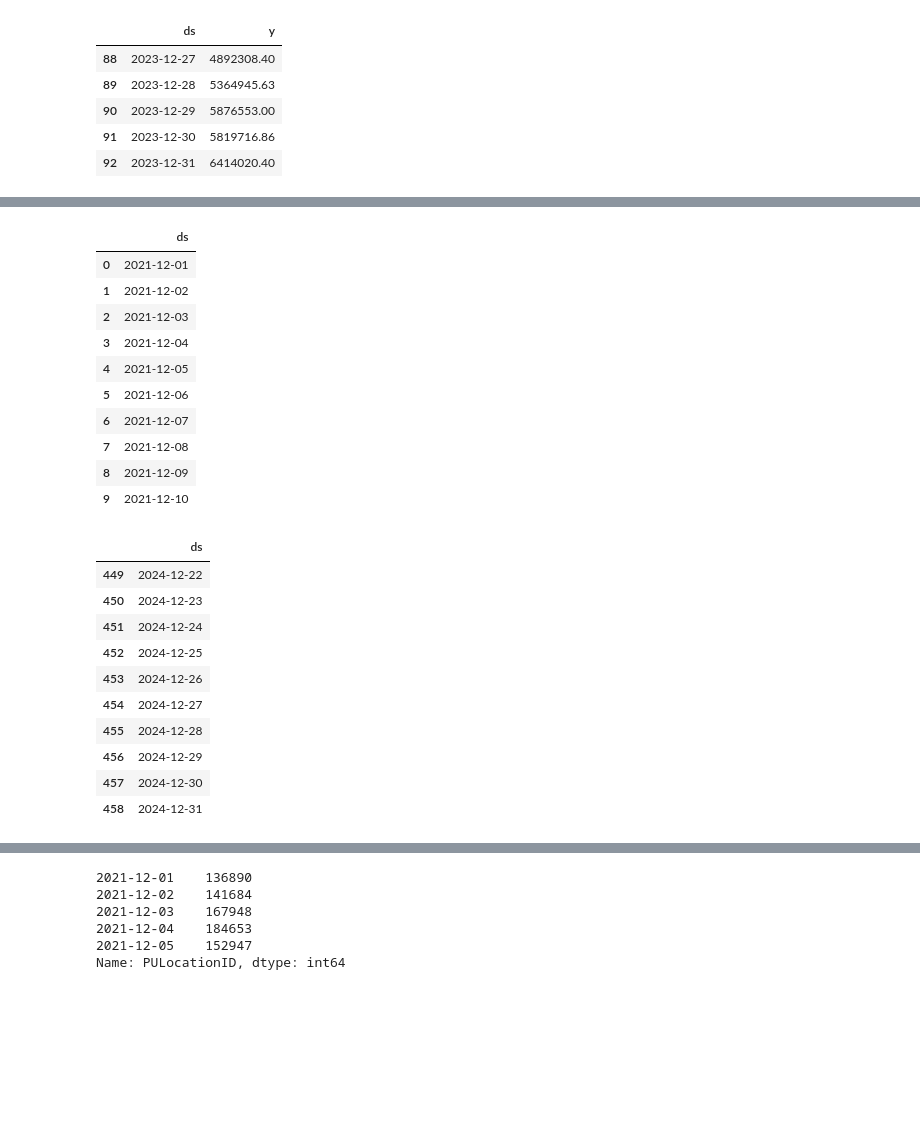
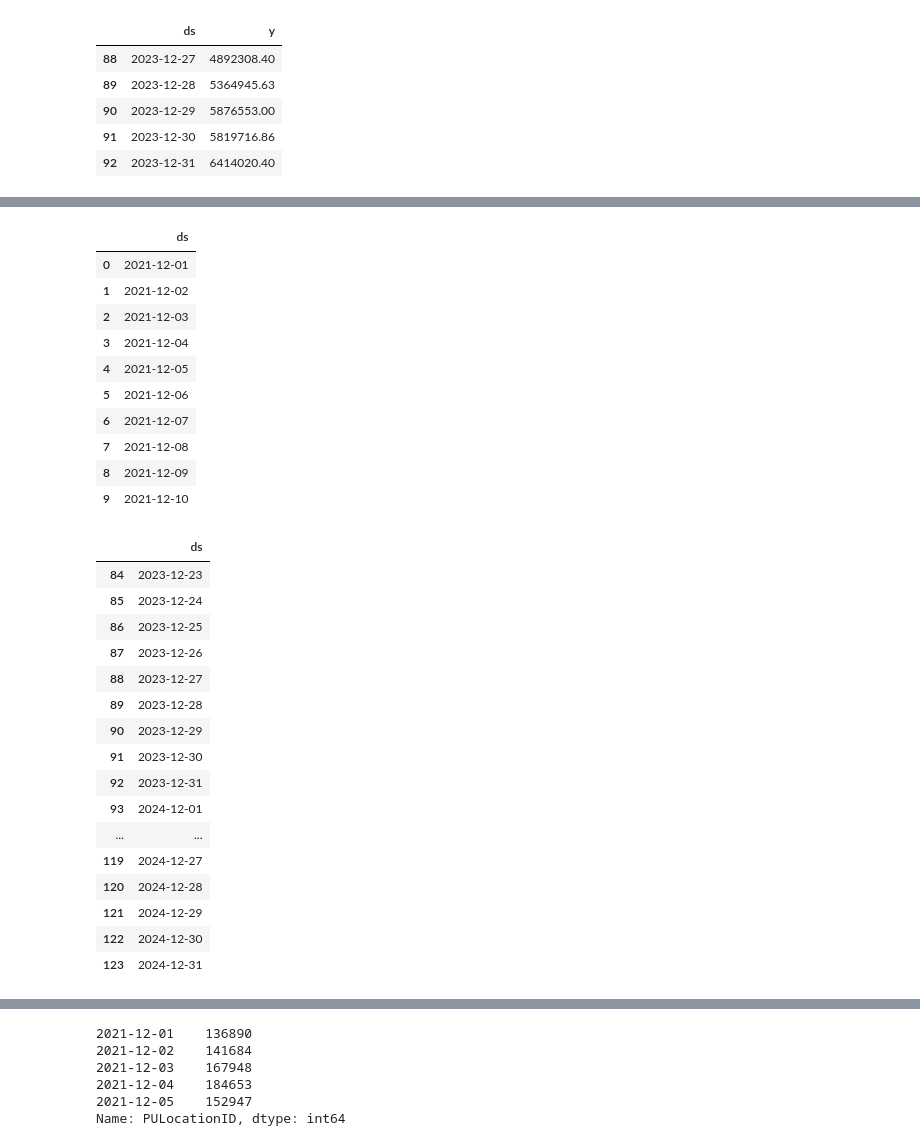
Before and after one commit to T-Haight/project1_group1_osubootcamp, a Jupyter notebook: Future_Predictions.ipynb, the cells around one changed output, grey strips where cells are left out. Cells and saved outputs as stored; diff of their text form; code cells hidden in the pictures; blank space fills up the shorter version.

```diff
--- a/Future_Predictions.ipynb
+++ b/Future_Predictions.ipynb
@@ -163,34 +163,43 @@ m_cost.fit(prophet_cost_df)
 # %%
 # Create a future DataFrame to hold predictions
 # Make the prediction go out as far as 720 hours (30 days)
 future_cost = m_cost.make_future_dataframe(periods=366, freq='D')
 
-# Review the first and last 10 rows of the DataFrame
+future_cost = future_cost.drop(future_cost.index[-366:-31])
+future_cost.reset_index(drop=True, inplace=True)
+
+# Review the first 10 and last 40 rows of the DataFrame
 display(future_cost.head(10))
-display(future_cost.tail(10))
+display(future_cost.tail(40))
 # %% [output]
 |  | ds |
 | 0 | 2021-12-01 |
 | 1 | 2021-12-02 |
 | 2 | 2021-12-03 |
 | 3 | 2021-12-04 |
 | 4 | 2021-12-05 |
 | 5 | 2021-12-06 |
 | 6 | 2021-12-07 |
 | 7 | 2021-12-08 |
 | 8 | 2021-12-09 |
 | 9 | 2021-12-10 |
 |  | ds |
-| 449 | 2024-12-22 |
-| 450 | 2024-12-23 |
-| 451 | 2024-12-24 |
-| 452 | 2024-12-25 |
-| 453 | 2024-12-26 |
-| 454 | 2024-12-27 |
-| 455 | 2024-12-28 |
-| 456 | 2024-12-29 |
-| 457 | 2024-12-30 |
-| 458 | 2024-12-31 |
+| 84 | 2023-12-23 |
+| 85 | 2023-12-24 |
+| 86 | 2023-12-25 |
+| 87 | 2023-12-26 |
+| 88 | 2023-12-27 |
+| 89 | 2023-12-28 |
+| 90 | 2023-12-29 |
+| 91 | 2023-12-30 |
+| 92 | 2023-12-31 |
+| 93 | 2024-12-01 |
+| ... | ... |
+| 119 | 2024-12-27 |
+| 120 | 2024-12-28 |
+| 121 | 2024-12-29 |
+| 122 | 2024-12-30 |
+| 123 | 2024-12-31 |
 # %%
 # Make a forecast based on the future DataFrame
 forecast_cost = m_cost.predict(future_cost)
```
Also changed, not shown: parts of 18 cells of this notebook.
